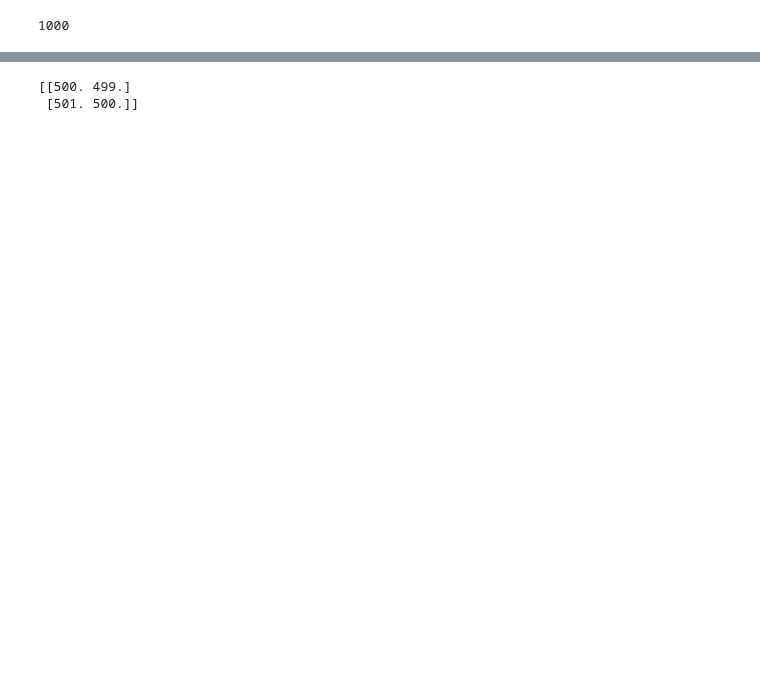
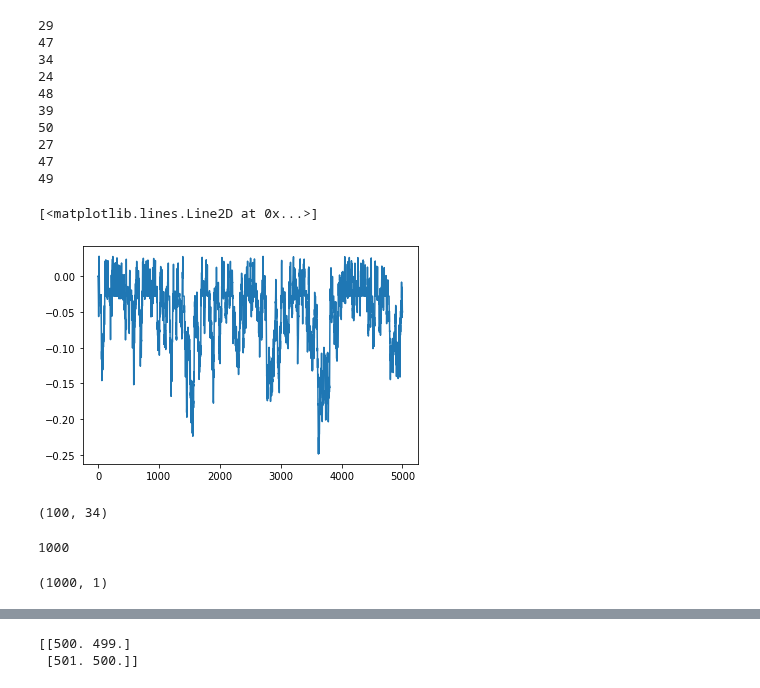
Before and after one commit to Nishant-codex/single_cell_analysis, a Jupyter notebook: notebooks/Infomation_transfer/information_content.ipynb, the cells around one changed output, grey strips where cells are left out. Drawn from its saved outputs; the diff is of its cells as text; code cells hidden in the pictures; blank space fills up the shorter version.

```diff
--- a/notebooks/Infomation_transfer/information_content.ipynb
+++ b/notebooks/Infomation_transfer/information_content.ipynb
@@ -12,7 +12,7 @@ default_pars = {'V_th': -55.0, 'V_reset': -75.0, 'tau_m': 10.0,
 
 
 
-def get_noisy_current_OU( t_end, unit_time, I_stim0, I_avg, tau_n = 10, sig_noise = 10, myseed=10):
+def get_noisy_current_OU( t_end, unit_time, I_stim0, I_avg, tau_n = 10, sig_noise = 1, myseed=10):
 
     """Creates a noise injection using Ornstein-Uhlenbeck (OU) process.
     Args:
@@ -46,7 +46,7 @@ def get_noisy_current_OU( t_end, unit_time, I_stim0, I_avg, tau_n = 10, sig_nois
     I_stim = np.zeros((int(t_end/dt)))
     I_stim[0] = I_stim0
 
-    for t_ in range(1,int(t_end/dt)):
+    for t_ in range(0,int(t_end/dt)):
         I_stim[t_]=I_avg+((I_avg-I_stim[t_-1])/tau_n)+sig_noise*np.random.normal(0,1)
 
     I_gwn[:,0] = I_stim
@@ -55,10 +55,10 @@ def get_noisy_current_OU( t_end, unit_time, I_stim0, I_avg, tau_n = 10, sig_nois
     curr = tmp #TimedArray(tmp, dt=1. * unit_time)
     return curr
 
-default_pars = {'V_th': -55.0, 'V_reset': -75.0, 'tau_m': 10.0,
-                'g_L': 10.0, 'V_init': -75.0, 'E_L': -75.0, 'tref': 2.0,
+default_pars = {'V_th': 0.0279, 'V_reset': -0.0279, 'tau_m': 10.0,
+                'g_L': 1.0, 'V_init': 0, 'E_L': 0.0, 'tref': 2.0,
                 'T': 500.0, 'dt': 0.1,
-                'range_t': np.arange(5000)}
+                'range_t': np.arange(5000),'seed':0}
 
 def run_LIF(pars,  stop=False):
     """
@@ -81,15 +81,16 @@ def run_LIF(pars,  stop=False):
     V_init, E_L = pars['V_init'], pars['E_L']
     dt, range_t = pars['dt'], pars['range_t']
     T = pars['T']
-    print(T)
+    # print(T)
+    seed = pars['seed']
     Lt = range_t.size
     tref = pars['tref']
     # Initialize voltage
     v = np.zeros(Lt)
     v[0] = V_init
 
-
-    Iinj = get_noisy_current_OU(int(T), dt,300,280,)
+    SNR = 0.6
+    Iinj = SNR*get_noisy_current_OU(int(T), dt,0,0,myseed=seed)+np.sqrt(1-SNR)*get_noisy_current_OU(int(T), dt,0,0,myseed=seed)
     rec_spikes = []  # record spike times
     tr = 0.  # the count for refractory duration
 
@@ -114,10 +115,14 @@ def run_LIF(pars,  stop=False):
         rec_spikes_ = np.array(rec_spikes) * dt
 
     return v, rec_spikes_,Iinj
-
-v,spikes,I =run_LIF(default_pars,)
-plt.plot(v)
-plt.scatter(np.array(spikes/0.1-0.01,dtype=np.int32),v[np.array(spikes/0.1-0.01,dtype=np.int32)])
-plt.show()
-plt.plot(I)
-plt.show()
+spikes_t_s_u = []
+N_stim = 10
+for i in range(N_stim):
+    default_pars['seed']=i
+    v,spikes,I =run_LIF(default_pars,)
+    spikes_t_s_u.append(spikes)
+# plt.plot(v)
+# plt.scatter(np.array(spikes/0.1-0.01,dtype=np.int32),v[np.array(spikes/0.1-0.01,dtype=np.int32)])
+# plt.show()
+# plt.plot(I)
+# plt.show()
@@ -128 +149,24 @@ plt.show()
+# %%
+for i in spikes_t_s_u:
+    print(len(i))
+plt.plot(v)
+# plt.plot(get_noisy_current_OU(400, dt,0,0,myseed=1))
+# %% [output]
+29
+47
+34
+24
+48
+39
+50
+27
+47
+49
+[<matplotlib.lines.Line2D at 0x...>]
+[figure, added]
+# %%
+1. Generate 100 spike trains for different OU inputs
+2. generate 100 spike for the same OU input
+# %% [output]
+(100, 34)
 # %%
@@ -133,6 +179,10 @@ print(len(spikesmat_tsu['t_s_u'][0][0]))
 # print('--------------------1-----1-----1')
 # %% [output]
 1000
+# %%
+spikesmat_tsu['t_s_u'][0][0].shape
+# %% [output]
+(1000, 1)
 # %%
 test_spike_t_s_u = np.array(spikesmat_tsu['t_s_u'])[0][0][:10]
 test_spike_t_s_r = np.array(spikesmat_tsr['t_s_r'])[0][0][:10]
```
Also changed, not shown: parts of 14 cells of this notebook.
